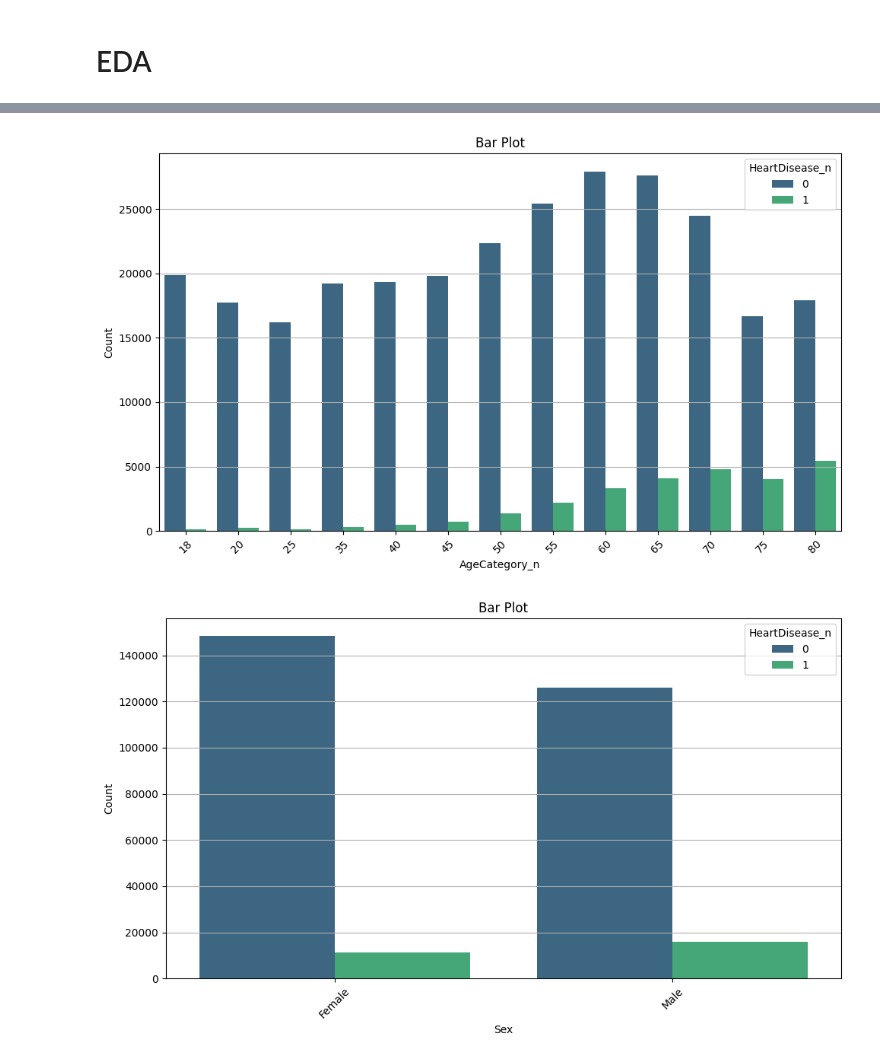
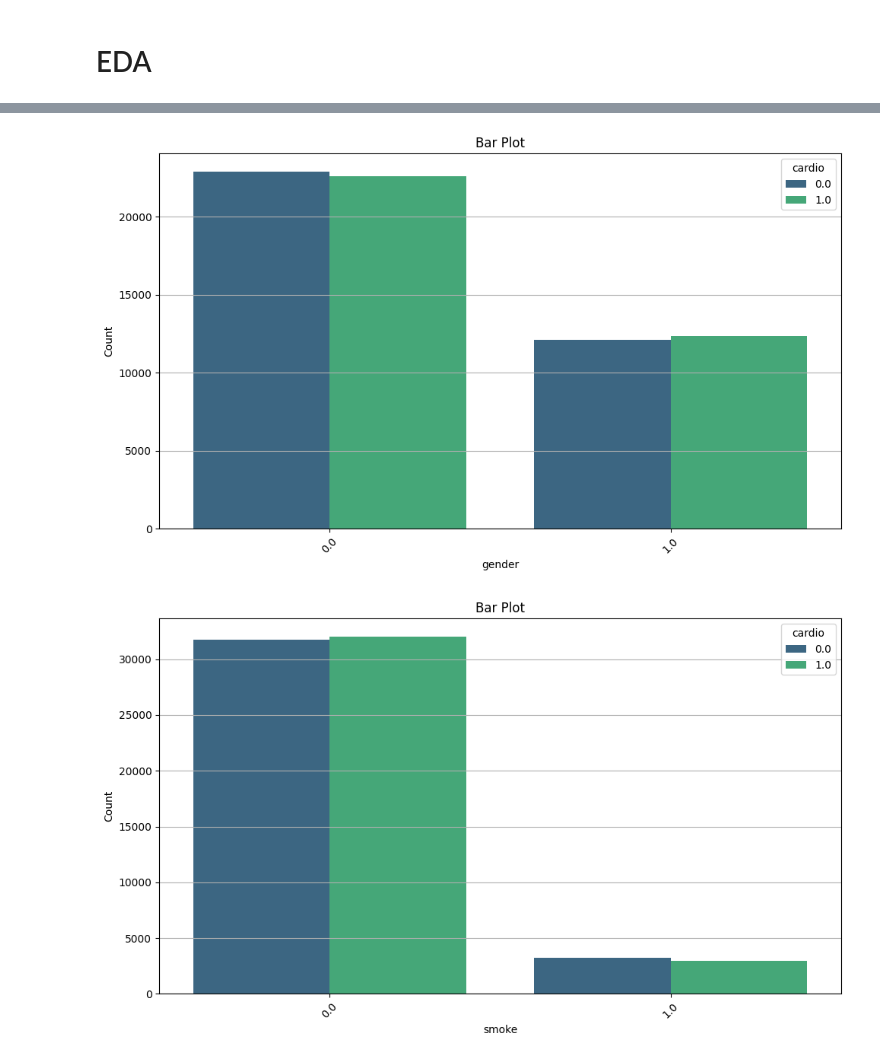
Before and after one commit to kenansamet/DASC, a Jupyter notebook: PredictiveChallenge/EDA_generic.ipynb, the cells around one changed output, grey strips where cells are left out. Saved outputs shown, nothing was run; the diff lists cells and outputs as text; code cells hidden in the pictures.

```diff
--- a/PredictiveChallenge/EDA_generic.ipynb
+++ b/PredictiveChallenge/EDA_generic.ipynb
@@ -130,4 +146,4 @@ def barplot_for_columns(df: pd.DataFrame, column1: str, column2: str):
 # %%
-df = pd.read_csv(path)
+df = pd.read_csv(path,sep=';')
 df.head()
 # %% [output]
@@ -140,3 +156,5 @@ df.head()
+# %%
+df = df.drop(columns=['id'])
 # %%
 df.info()
 # %% [output]
@@ -226,3 +220,0 @@ Column: SkinCancer, values: ['Yes' 'No']
-# %%
-df = convert_YesNo_to_10(df)
-df
@@ -243,3 +221,9 @@ df
+# %%
+#df = convert_YesNo_to_10(df)
+df.loc[:,'age'] = df['age'] / 365
+
+df.loc[:,'gender'] = df['gender'].apply(lambda val: 0 if (val == 1) else 1 if (val == 2) else val)
+#df
 # %%
 #Define Mapping for categorical column and apply it on new column
 # 1. 'AgeCategory' - aufsteigend nach Alter
@@ -319,8 +302,8 @@ corr_matrix(df)
 # %%
-barplot_for_columns(df, 'AgeCategory_n','HeartDisease_n')
+barplot_for_columns(df, 'gender','cardio')
 # %% [output]
-[figure, old version]
+[figure, new version]
 # %%
-barplot_for_columns(df, 'Sex','HeartDisease_n')
+barplot_for_columns(df, 'smoke','cardio')
 # %% [output]
-[figure, old version]
+[figure, new version]
```
Also changed, not shown: parts of 16 cells of this notebook, 3 other files.
